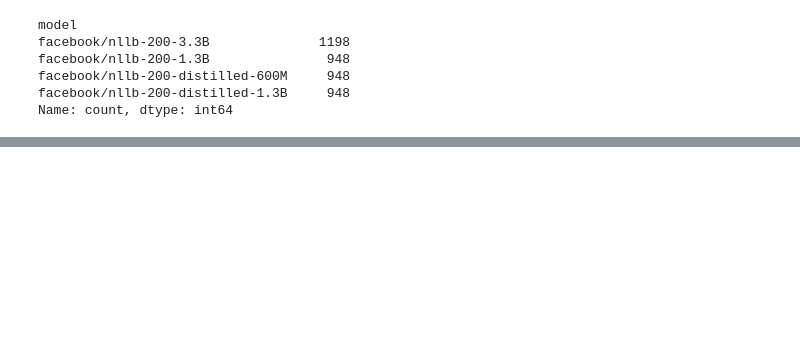
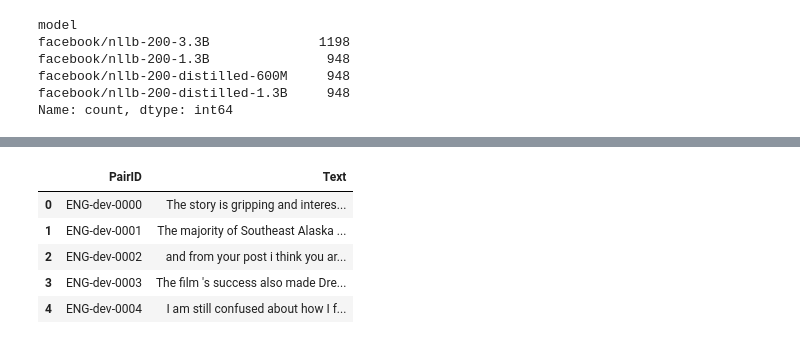
Before and after one commit to dipta007/SemEval24-Task1, a Jupyter notebook: exploration.ipynb, the cells around one changed output, grey strips where cells are left out. Cells and saved outputs as stored; diff of their text form; code cells hidden in the pictures; blank space fills up the shorter version.

```diff
--- a/exploration.ipynb
+++ b/exploration.ipynb
@@ -526,0 +664,9 @@ Name: count, dtype: int64
+# %%
+df.head()
+# %% [output]
+|  | PairID | Text |
+| 0 | ENG-dev-0000 | The story is gripping and interes... |
+| 1 | ENG-dev-0001 | The majority of Southeast Alaska ... |
+| 2 | ENG-dev-0002 | and from your post i think you ar... |
+| 3 | ENG-dev-0003 | The film 's success also made Dre... |
+| 4 | ENG-dev-0004 | I am still confused about how I f... |
```
Also changed, not shown: parts of 18 cells of this notebook, 3 other files.
